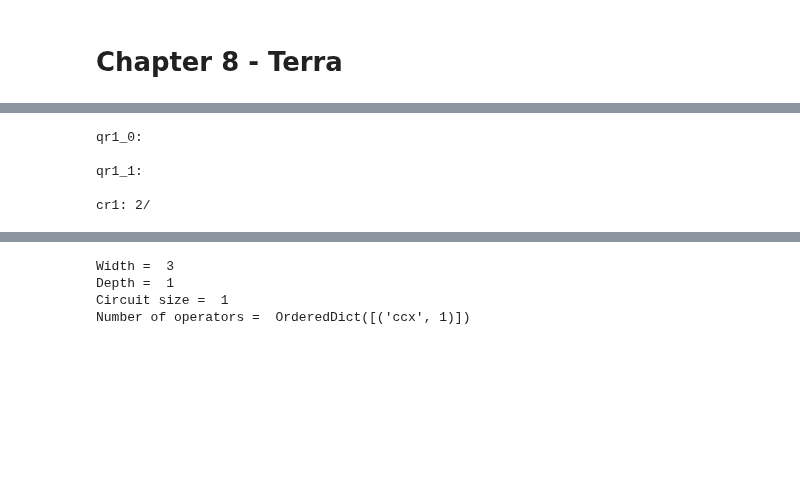
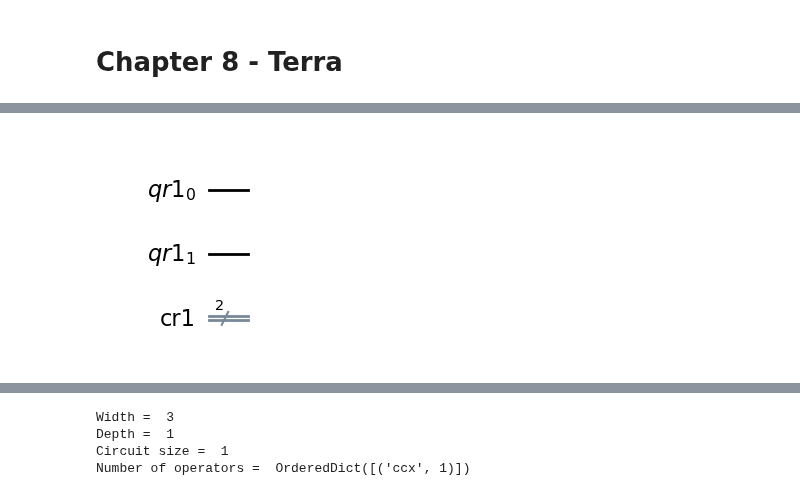
Before and after one commit to dtrad/QuantumComputing, a Jupyter notebook: QCIBM_book/Chapter08/Chapter 8 - Terra.ipynb, the cells around one changed output, grey strips where cells are left out. Drawn from its saved outputs; the diff is of its cells as text; code cells hidden in the pictures; blank space fills up the shorter version.

```diff
--- a/QCIBM_book/Chapter08/Chapter 8 - Terra.ipynb
+++ b/QCIBM_book/Chapter08/Chapter 8 - Terra.ipynb
@@ -28,19 +26,15 @@ qc = QuantumCircuit(QuantumRegister(2, 'my_Q'), ClassicalRegister(2, 'my_C'))
 # %%
 #Import the register classes
 from qiskit import QuantumRegister, ClassicalRegister
 #Create the quantum and classical registers, each with labels
 qr1 = QuantumRegister(2, name='qr1')
 cr1 = ClassicalRegister(2, name='cr1')
 #Create the quantum circuit using the registers
 qc1 = QuantumCircuit(qr1, cr1)
 #Draw the circuit
-qc1.draw()
+qc1.draw(output='mpl')
 # %% [output]
-qr1_0:
-
-qr1_1:
-
-cr1: 2/
+[figure, added]
 # %%
 #Create two Quantum and Classical registers
 qr2 = QuantumRegister(2, name='qr2')
```
Also changed, not shown: parts of 13 cells of this notebook, 1 other file.
